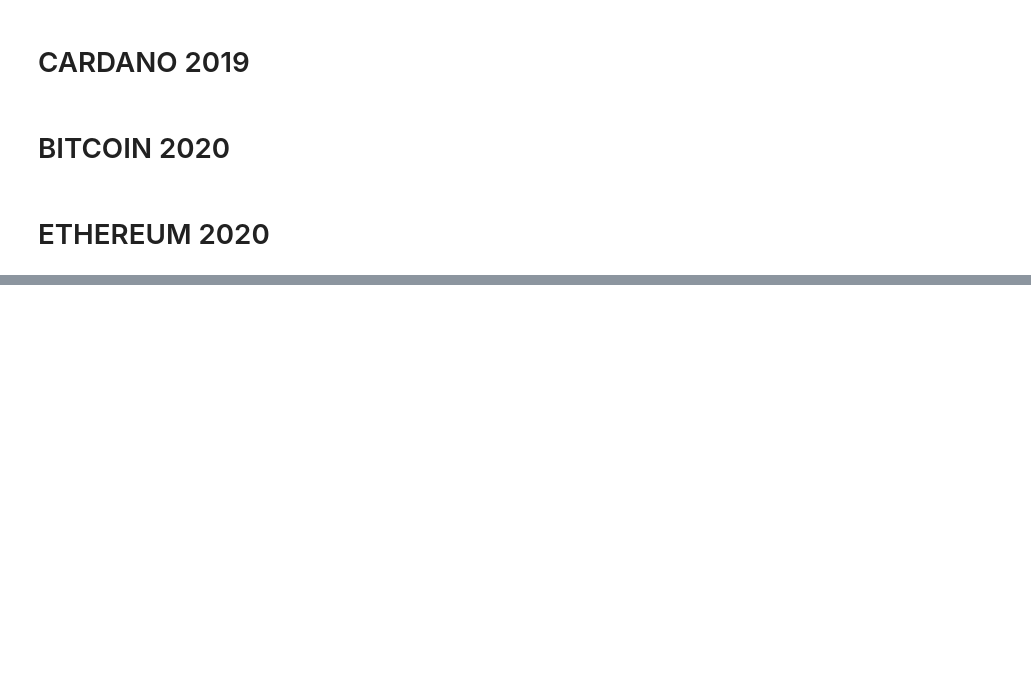
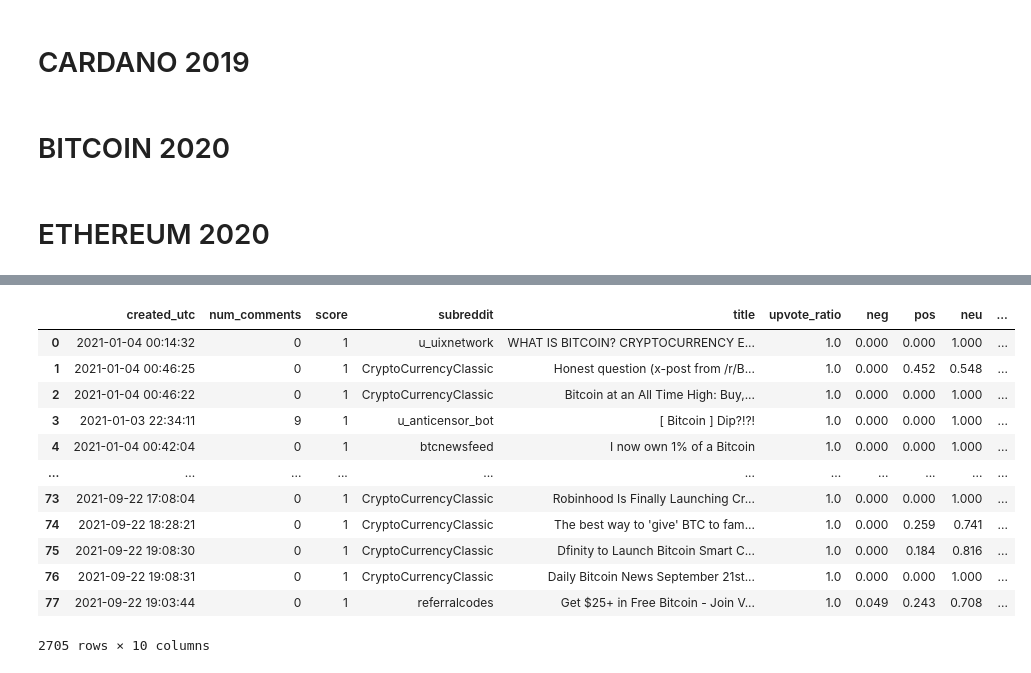
Before and after one commit to GallantGuide/Bull_or_Bear_Crypto, a Jupyter notebook: Sql/Reddit_comments.ipynb, the cells around one changed output, grey strips where cells are left out. Drawn from its saved outputs; the diff is of its cells as text; code cells hidden in the pictures; blank space fills up the shorter version.

```diff
--- a/Sql/Reddit_comments.ipynb
+++ b/Sql/Reddit_comments.ipynb
@@ -1639,0 +1649,12 @@ eth_df_dic4_2020
+# %%
+btc_df_2021 = pd.concat([btc_df_jan1_2021, btc_df_jan2_2021, btc_df_jan3_2021, btc_df_jan4_2021,
+                         btc_df_feb1_2021, btc_df_feb2_2021, btc_df_feb3_2021, btc_df_feb4_2021,
+                         btc_df_mar1_2021, btc_df_mar2_2021, btc_df_mar3_2021, btc_df_mar4_2021,
+                         btc_df_apr1_2021, btc_df_apr2_2021, btc_df_apr3_2021, btc_df_apr4_2021,
+                         btc_df_may1_2021, btc_df_may2_2021, btc_df_may3_2021, btc_df_may4_2021,
+                         btc_df_jun1_2021, btc_df_jun2_2021, btc_df_jun3_2021, btc_df_jun4_2021,
+                         btc_df_jul1_2021, btc_df_jul2_2021, btc_df_jul3_2021, btc_df_jul4_2021,
+                         btc_df_aug1_2021, btc_df_aug2_2021, btc_df_aug3_2021, btc_df_aug4_2021,
+                         btc_df_sep1_2021, btc_df_sep2_2021, btc_df_sep3_2021, btc_df_sep4_2021])
+
+btc_df_2021
@@ -1639,0 +1675,6 @@ eth_df_dic4_2020
+# %%
+btc_df_2021['neg'] = btc_df_2021['sentiment_scores'].apply(lambda x: x.get('neg'))
+btc_df_2021['pos'] = btc_df_2021['sentiment_scores'].apply(lambda x: x.get('pos'))
+btc_df_2021['neu'] = btc_df_2021['sentiment_scores'].apply(lambda x: x.get('neu'))
+btc_df_2021['compound'] = btc_df_2021['sentiment_scores'].apply(lambda x: x.get('compound'))
+btc_df_2021
@@ -1639,0 +1695,6 @@ eth_df_dic4_2020
+# %%
+btc_df_2021.drop(['sentiment_scores'], axis=1, inplace=True)
+btc_df_2021
+# %%
+btc_df_2021['created_utc'] = pd.to_datetime(btc_df_2021['created_utc'], unit='s')
+btc_df_2021
@@ -1639,0 +1715,17 @@ eth_df_dic4_2020
+# %%
+btc_df_2021.drop(['sentiment_scores'], axis=1, inplace=True)
+btc_df_2021
+# %% [output]
+|  | created_utc | num_comments | score | subreddit | title | upvote_ratio | neg | pos | neu | ... |
+| 0 | 2021-01-04 00:14:32 | 0 | 1 | u_uixnetwork | WHAT IS BITCOIN? CRYPTOCURRENCY E... | 1.0 | 0.000 | 0.000 | 1.000 | ... |
+| 1 | 2021-01-04 00:46:25 | 0 | 1 | CryptoCurrencyClassic | Honest question (x-post from /r/B... | 1.0 | 0.000 | 0.452 | 0.548 | ... |
+| 2 | 2021-01-04 00:46:22 | 0 | 1 | CryptoCurrencyClassic | Bitcoin at an All Time High: Buy,... | 1.0 | 0.000 | 0.000 | 1.000 | ... |
+| 3 | 2021-01-03 22:34:11 | 9 | 1 | u_anticensor_bot | [ Bitcoin ] Dip?!?! | 1.0 | 0.000 | 0.000 | 1.000 | ... |
+| 4 | 2021-01-04 00:42:04 | 0 | 1 | btcnewsfeed | I now own 1% of a Bitcoin | 1.0 | 0.000 | 0.000 | 1.000 | ... |
+| ... | ... | ... | ... | ... | ... | ... | ... | ... | ... | ... |
+| 73 | 2021-09-22 17:08:04 | 0 | 1 | CryptoCurrencyClassic | Robinhood Is Finally Launching Cr... | 1.0 | 0.000 | 0.000 | 1.000 | ... |
+| 74 | 2021-09-22 18:28:21 | 0 | 1 | CryptoCurrencyClassic | The best way to 'give' BTC to fam... | 1.0 | 0.000 | 0.259 | 0.741 | ... |
+| 75 | 2021-09-22 19:08:30 | 0 | 1 | CryptoCurrencyClassic | Dfinity to Launch Bitcoin Smart C... | 1.0 | 0.000 | 0.184 | 0.816 | ... |
+| 76 | 2021-09-22 19:08:31 | 0 | 1 | CryptoCurrencyClassic | Daily Bitcoin News September 21st... | 1.0 | 0.000 | 0.000 | 1.000 | ... |
+| 77 | 2021-09-22 19:03:44 | 0 | 1 | referralcodes | Get $25+ in Free Bitcoin - Join V... | 1.0 | 0.049 | 0.243 | 0.708 | ... |
+2705 rows × 10 columns
```
Also changed, not shown: parts of 123 cells of this notebook.
